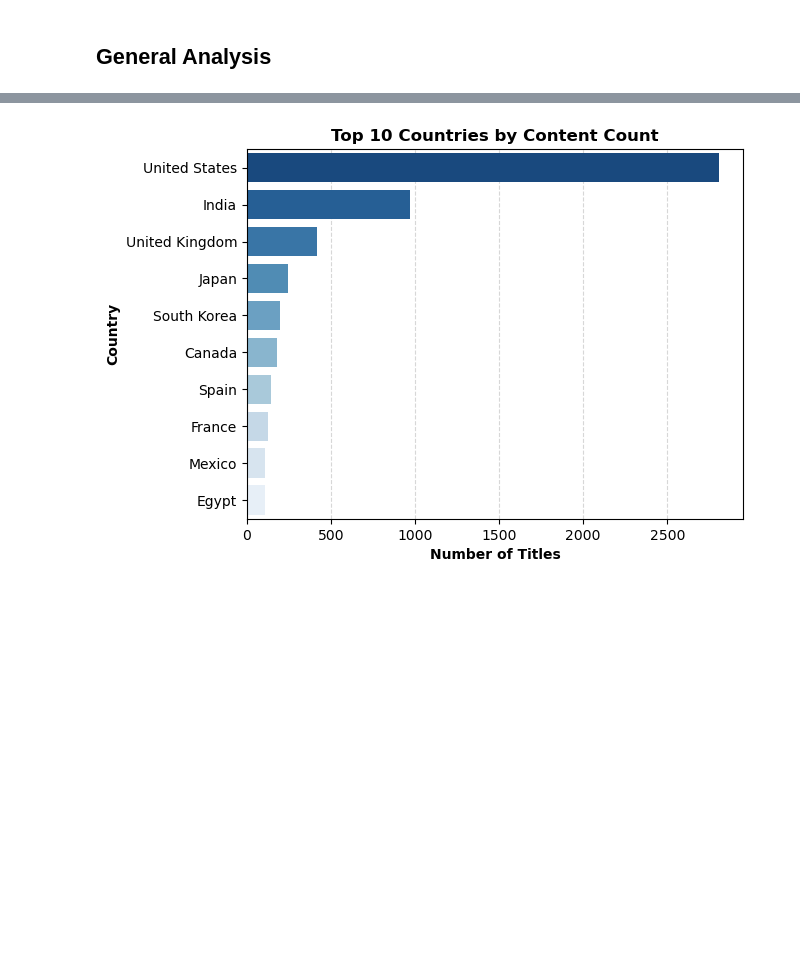
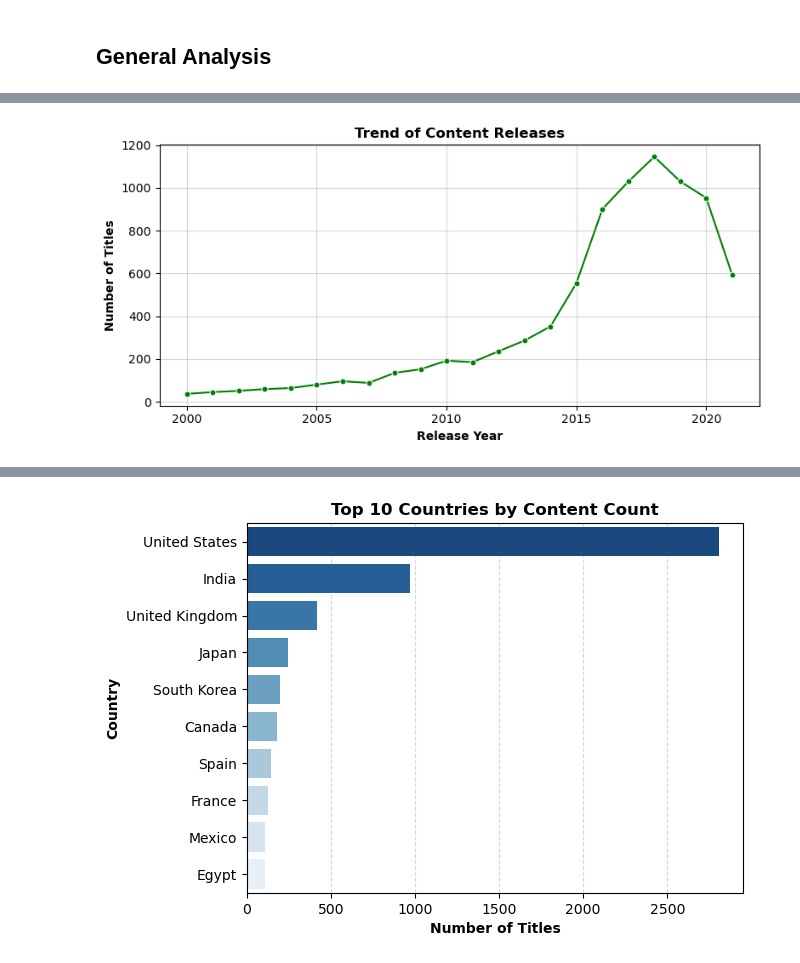
Before and after one commit to berkaygirgin/netflix-data-analysis, a Jupyter notebook: notebook/netflix_analysis.ipynb, the cells around one changed output, grey strips where cells are left out. Saved outputs shown, nothing was run; the diff lists cells and outputs as text; code cells hidden in the pictures; blank space fills up the shorter version.

```diff
--- a/notebook/netflix_analysis.ipynb
+++ b/notebook/netflix_analysis.ipynb
@@ -155 +159,14 @@ plt.show()
+# %%
+content_release_trend = netflix[netflix["year"] >= 2000]["year"].value_counts().sort_index().reset_index()
+
+plt.figure(figsize=(8, 4))
+sns.lineplot(data=content_release_trend, x="year", y="count", color="green", marker="o", markersize=5, errorbar=None)
+plt.title("Trend of Content Releases", fontsize=12, fontweight="bold")
+plt.xlabel("Release Year", fontsize=10, fontweight="bold")
+plt.ylabel("Number of Titles", fontsize=10, fontweight="bold")
+plt.grid(alpha=0.5)
+plt.tight_layout()
+plt.show()
+# %% [output]
+[figure, added]
 # %%
```
Also changed, not shown: parts of 8 cells of this notebook.
